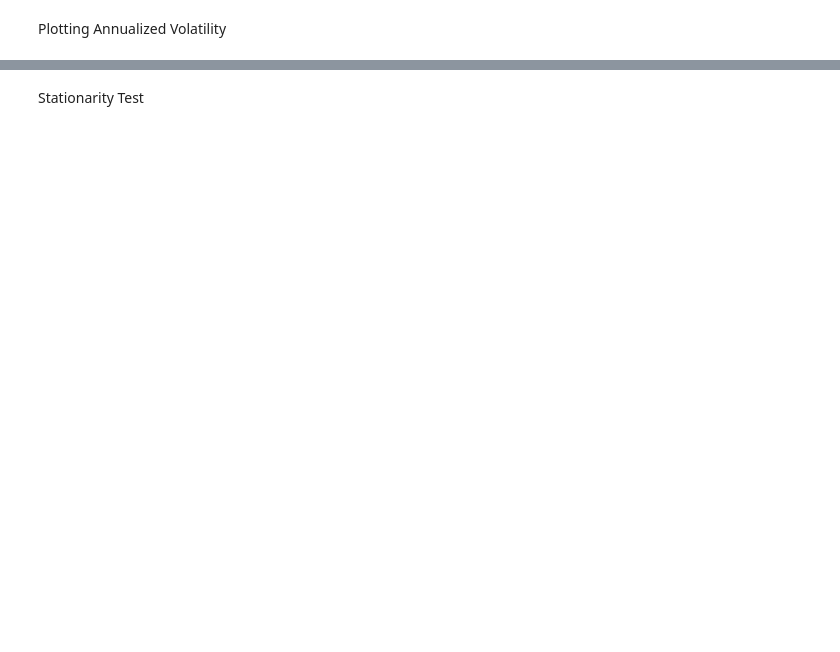
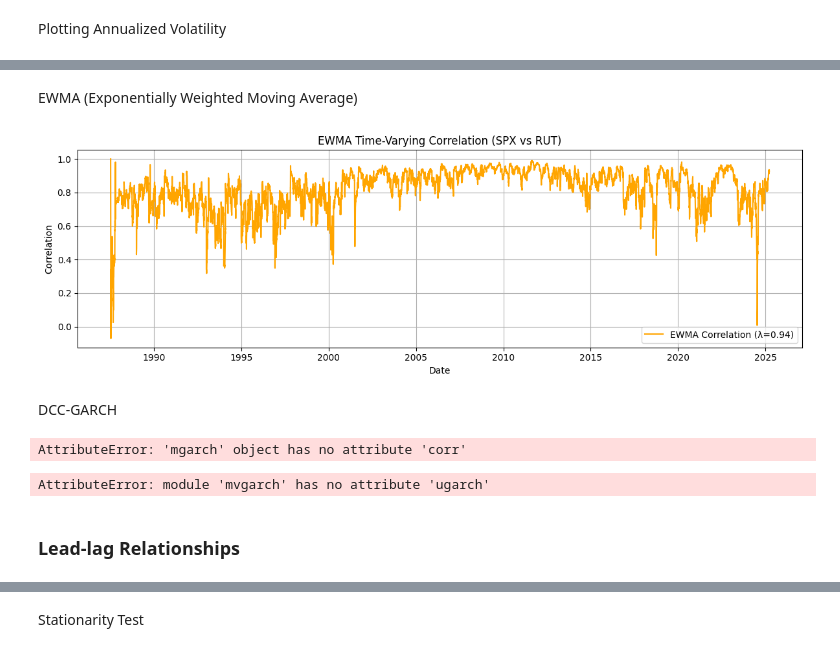
Before and after one commit to Chrtorhaug/TIO4317-Group-6, a Jupyter notebook: main.ipynb, the cells around one changed output, grey strips where cells are left out. Saved outputs shown, nothing was run; the diff lists cells and outputs as text; code cells hidden in the pictures; blank space fills up the shorter version.

```diff
--- a/main.ipynb
+++ b/main.ipynb
@@ -198,0 +299,79 @@ Best model by BIC: GARCH(1,1) with BIC = -62167.6775
+# %% [markdown]
+EWMA (Exponentially Weighted Moving Average)
+# %%
+def ewma_cov_corr(df1, df2, lambda_=0.94):
+    r1 = df1['Return']
+    r2 = df2['Return']
+    cov = (r1 * r2).ewm(alpha=1 - lambda_).mean()
+    var1 = (r1 ** 2).ewm(alpha=1 - lambda_).mean()
+    var2 = (r2 ** 2).ewm(alpha=1 - lambda_).mean()
+    corr = cov / np.sqrt(var1 * var2)
+    return corr
+
+spx['EWMACorr'] = ewma_cov_corr(spx, rut)
+
+plt.figure(figsize=(12, 4))
+plt.plot(spx['Date'], spx['EWMACorr'], label='EWMA Correlation (λ=0.94)', color='orange')
+plt.title('EWMA Time-Varying Correlation (SPX vs RUT)')
+plt.xlabel('Date')
+plt.ylabel('Correlation')
+plt.grid(True)
+plt.legend()
+plt.tight_layout()
+plt.show()
+# %% [output]
+[figure, added]
+# %% [markdown]
+DCC-GARCH
+# %%
+"""
+Does Not Work at the Moment"
+"""
+import mgarch
+
+# Prepare your data
+returns = pd.concat([spx['Return'], rut['Return']], axis=1)
+returns.columns = ['SPX', 'RUT']
+returns = returns.dropna()
+
+# Convert to numpy array (T, N)
+rt = returns.to_numpy()
+
+# Fit DCC-GARCH model
+vol = mgarch.mgarch()
+vol.fit(rt)
+
+# Extract time-varying conditional correlations between asset 0 and 1
+dcc_corr = vol.corr[:, 0, 1]
+
+# Plot
+plt.figure(figsize=(14, 5))
+plt.plot(returns.index, dcc_corr, color='green', label='DCC-GARCH Correlation')
+plt.title('DCC-GARCH Time-Varying Correlation (SPX vs RUT)')
+plt.xlabel('Date')
+plt.ylabel('Correlation')
+plt.ylim(-1, 1)
+plt.grid(True, linestyle='--', alpha=0.4)
+plt.legend()
+plt.tight_layout()
+plt.show()
+# %% [output]
+AttributeError: 'mgarch' object has no attribute 'corr'
+# %%
+#The general framework is from https://github.com/jack-tobin/mvgarch because it does not exist a standard framework for Multivariate GARCH
+
+combined_data = pd.merge(spx, rut, on="Date", suffixes=('_SPX', '_RUT')).dropna()
+
+garch = UGARCH(order=(1, 1))
+garch.spec(returns=spx["Return"])
+garch.fit()
+
+garch_specs = [UGARCH(order=(1, 1)), UGARCH(order=(1, 1))]
+dcc = DCCGARCH()
+dcc.spec(ugarch_objs=garch_specs, returns=combined_data[["Return_SPX", "Return_RUT"]])
+dcc.fit()
+dcc.plot()
+# %% [output]
+AttributeError: module 'mvgarch' has no attribute 'ugarch'
+# %% [markdown]
+### **Lead-lag Relationships**
```
Also changed, not shown: parts of 33 cells of this notebook, 1 other file.
